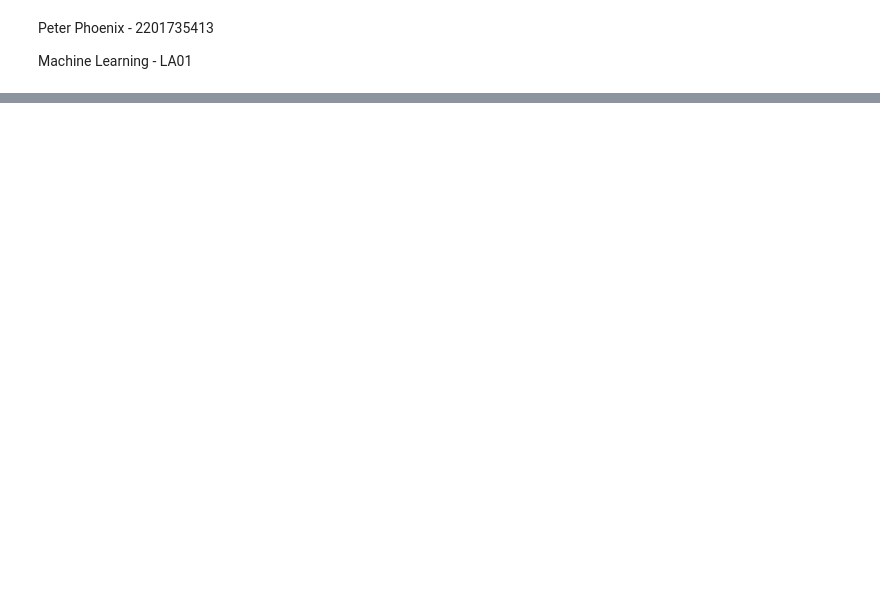
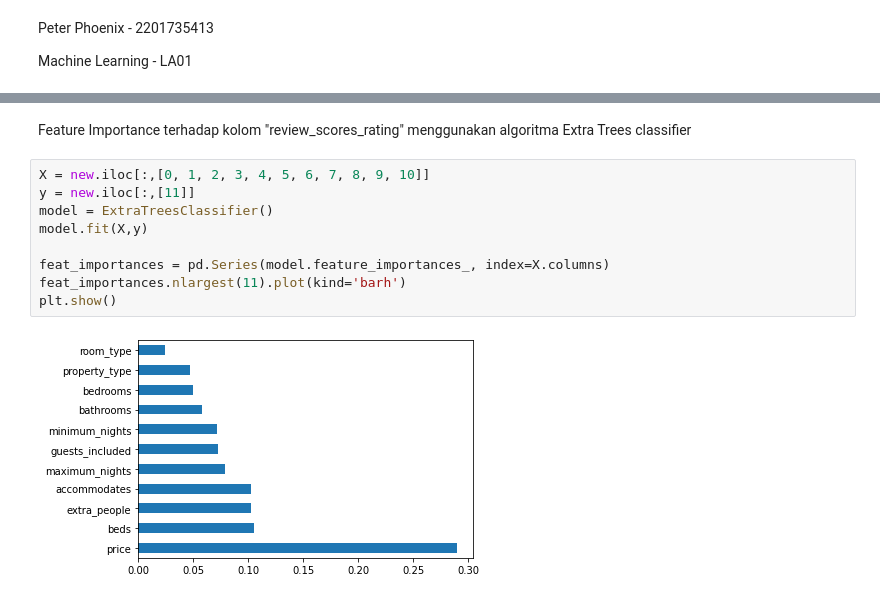
Before and after one commit to peterphoenix/School-Projects, a Jupyter notebook: MID_Machine_Learning.ipynb, the cells around one changed output, grey strips where cells are left out. Drawn from its saved outputs; the diff is of its cells as text; blank space fills up the shorter version.

```diff
--- a/MID_Machine_Learning.ipynb
+++ b/MID_Machine_Learning.ipynb
@@ -234,0 +497,13 @@ R2 Score                :  0.9999936748059756
+# %% [markdown]
+Feature Importance terhadap kolom "review_scores_rating" menggunakan algoritma Extra Trees classifier
+# %%
+X = new.iloc[:,[0, 1, 2, 3, 4, 5, 6, 7, 8, 9, 10]]
+y = new.iloc[:,[11]]
+model = ExtraTreesClassifier()
+model.fit(X,y)
+
+feat_importances = pd.Series(model.feature_importances_, index=X.columns)
+feat_importances.nlargest(11).plot(kind='barh')
+plt.show()
+# %% [output]
+[figure, added]
```
Also changed, not shown: parts of 114 cells of this notebook.
